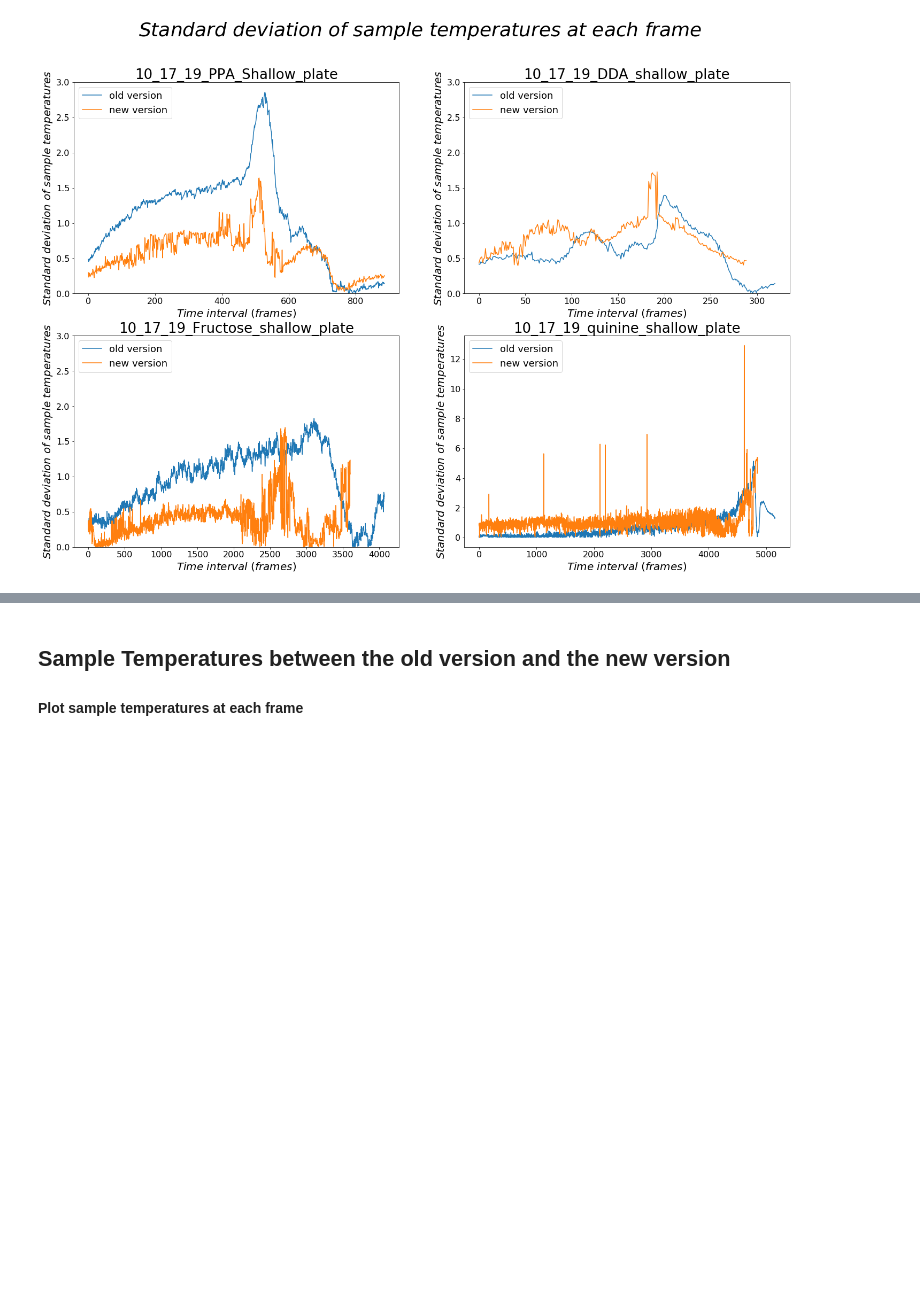
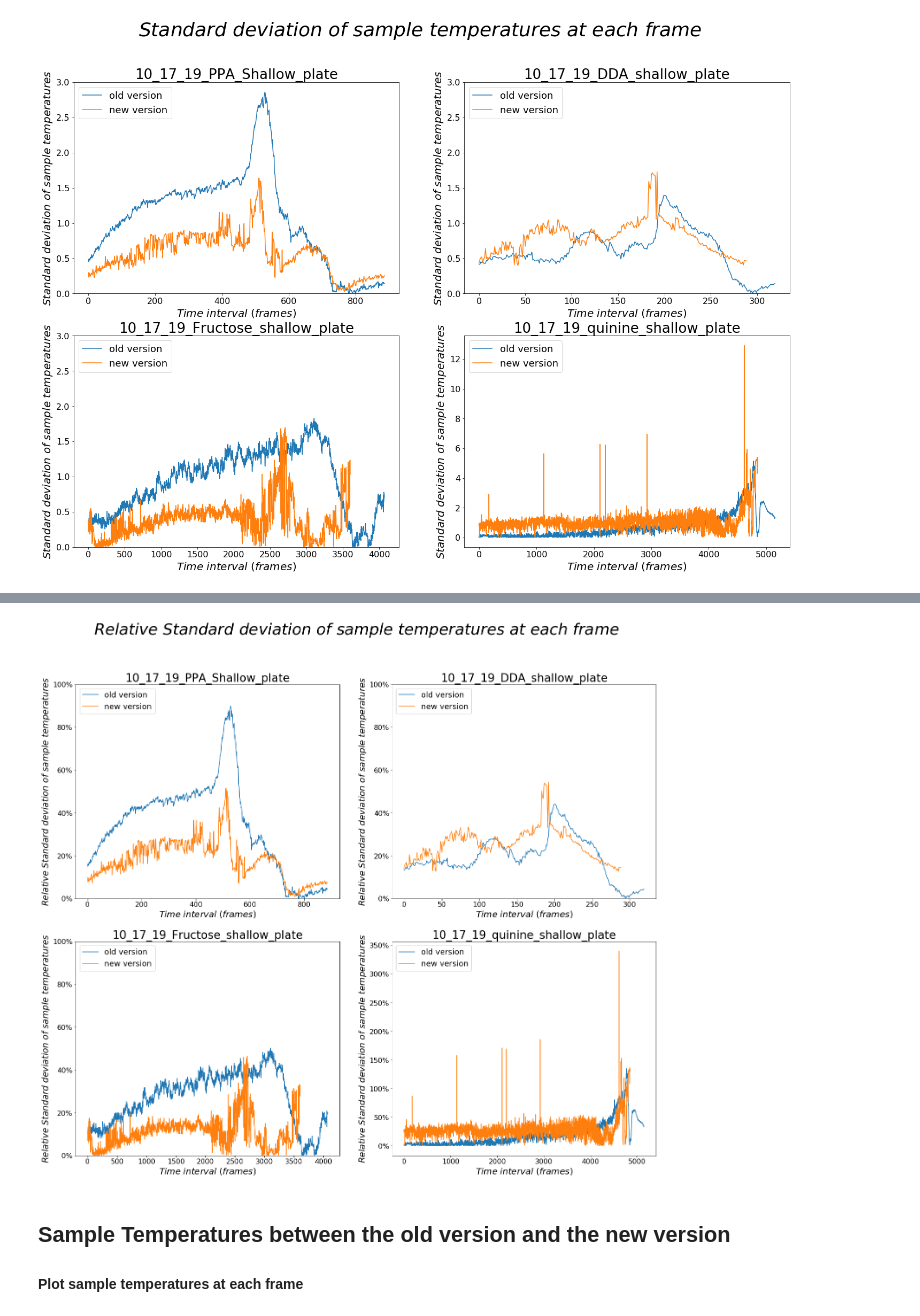
Before and after one commit to ng-git/musical-robot-ver2, a Jupyter notebook: Comparison.ipynb, the cells around one changed output, grey strips where cells are left out. Cells and saved outputs as stored; diff of their text form; code cells hidden in the pictures; blank space fills up the shorter version.

Commit message:
add relative std

```diff
--- a/Comparison.ipynb
+++ b/Comparison.ipynb
@@ -57,10 +58,21 @@ std_new = []
 std_new_2 = []
 std_new_3 = []
 std_new_4 = []
+rstd_old = []
+rstd_old_2 = []
+rstd_old_3 = []
+rstd_old_4 = []
+rstd_new = []
+rstd_new_2 = []
+rstd_new_3 = []
+rstd_new_4 = []
+kelvin_convert = 273.15
 s_temp_old_group = [s_temp, s_temp_2, s_temp_3, s_temp_4]
 s_temp_new_group = [s_temp_v2, s_temp_v2_2, s_temp_v2_3, s_temp_v2_4]
 std_old_group = [std_old, std_old_2, std_old_3, std_old_4]
 std_new_group = [std_new, std_new_2, std_new_3, std_new_4]
+rstd_old_group = [rstd_old, rstd_old_2, rstd_old_3, rstd_old_4]
+rstd_new_group = [rstd_new, rstd_new_2, rstd_new_3, rstd_new_4]
 for j in range(len(s_temp_old_group)):
     for i in range(len(s_temp_old_group[j][0])):
         total_old = 0
@@ -70,6 +82,7 @@ for j in range(len(s_temp_old_group)):
         for x in range(len(s_temp_old_group[j])):
             mean_square_old = np.mean(np.abs(s_temp_old_group[j][x][i] - mean_old)**2)
         std_old_group[j].append(np.sqrt(mean_square_old))
+        rstd_old_group[j].append(np.sqrt(mean_square_old)*100/(mean_old+kelvin_convert))
 for k in range(len(s_temp_new_group)):
     for i in range(len(s_temp_new_group[k][0])):
         total_new = 0
@@ -79,6 +92,7 @@ for k in range(len(s_temp_new_group)):
         for x in range(len(s_temp_new_group[k])):
             mean_square_new = np.mean(np.abs(s_temp_new_group[k][x][i] - mean_new)**2)
         std_new_group[k].append(np.sqrt(mean_square_new))
+        rstd_new_group[k].append(np.sqrt(mean_square_new)*100/(mean_new+kelvin_convert))
 sample_temp = plt.figure(figsize=(24,16))
 sample_temp.suptitle("$Standard$ $deviation$ $of$ $sample$ $temperatures$ $at$ $each$ $frame$", fontsize=36)
 ax1 = sample_temp.add_subplot(221)
@@ -126,3 +143,52 @@ plt.show()
+# %%
+rstd = plt.figure(figsize=(24,20))
+rstd.suptitle("$Relative$ $Standard$ $deviation$ $of$ $sample$ $temperatures$ $at$ $each$ $frame$", fontsize=36)
+ax1 = rstd.add_subplot(221)
+ax1.plot(range(len(s_temp_old_group[0][0])), rstd_old_group[0], label='old version')
+ax1.plot(range(len(s_temp_new_group[0][0])), rstd_new_group[0], label='new version')
+ax1.set_title("10_17_19_PPA_Shallow_plate", fontsize=26)
+ax1.set_xlabel("$Time$ $interval$ $(frames)$", fontsize=20)
+ax1.set_ylabel("$Relative$ $Standard$ $deviation$ $of$ $sample$ $temperatures$", fontsize=20)
+ax1.legend(fontsize=18, loc=2)
+ax1.set_ylim(0,1)
+ax1.xaxis.set_tick_params(labelsize=16)
+ax1.yaxis.set_tick_params(labelsize=16)
+ax1.yaxis.set_major_formatter(FuncFormatter('{0:.0%}'.format))
+ax2 = rstd.add_subplot(222)
+ax2.plot(range(len(s_temp_old_group[1][0])), rstd_old_group[1], label='old version')
+ax2.plot(range(len(s_temp_new_group[1][0])), rstd_new_group[1], label='new version')
+ax2.set_title("10_17_19_DDA_shallow_plate", fontsize=26)
+ax2.set_xlabel("$Time$ $interval$ $(frames)$", fontsize=20)
+ax2.set_ylabel("$Relative$ $Standard$ $deviation$ $of$ $sample$ $temperatures$", fontsize=20)
+ax2.legend(fontsize=18, loc=2)
+ax2.set_ylim(0,1)
+ax2.xaxis.set_tick_params(labelsize=16)
+ax2.yaxis.set_tick_params(labelsize=16)
+ax2.yaxis.set_major_formatter(FuncFormatter('{0:.0%}'.format))
+ax3 = rstd.add_subplot(223)
+ax3.plot(range(len(s_temp_old_group[2][0])), rstd_old_group[2], label='old version')
+ax3.plot(range(len(s_temp_new_group[2][0])), rstd_new_group[2], label='new version')
+ax3.set_title("10_17_19_Fructose_shallow_plate", fontsize=26)
+ax3.set_xlabel("$Time$ $interval$ $(frames)$", fontsize=20)
+ax3.set_ylabel("$Relative$ $Standard$ $deviation$ $of$ $sample$ $temperatures$", fontsize=20)
+ax3.legend(fontsize=18, loc=2)
+ax3.set_ylim(0,1)
+ax3.xaxis.set_tick_params(labelsize=16)
+ax3.yaxis.set_tick_params(labelsize=16)
+ax3.yaxis.set_major_formatter(FuncFormatter('{0:.0%}'.format))
+ax4 = rstd.add_subplot(224)
+ax4.plot(range(len(s_temp_old_group[3][0])), rstd_old_group[3], label='old version')
+ax4.plot(range(len(s_temp_new_group[3][0])), rstd_new_group[3], label='new version')
+ax4.set_title("10_17_19_quinine_shallow_plate", fontsize=26)
+ax4.set_xlabel("$Time$ $interval$ $(frames)$", fontsize=20)
+ax4.set_ylabel("$Relative$ $Standard$ $deviation$ $of$ $sample$ $temperatures$", fontsize=20)
+ax4.legend(fontsize=18, loc=2)
+ax4.xaxis.set_tick_params(labelsize=16)
+ax4.yaxis.set_tick_params(labelsize=16)
+ax4.yaxis.set_major_formatter(FuncFormatter('{0:.0%}'.format))
+plt.show()
+# %% [output]
+[figure, added]
 # %% [markdown]
 ## Sample Temperatures between the old version and the new version
 #### Plot sample temperatures at each frame
```
Also changed, not shown: parts of 2 cells of this notebook.
